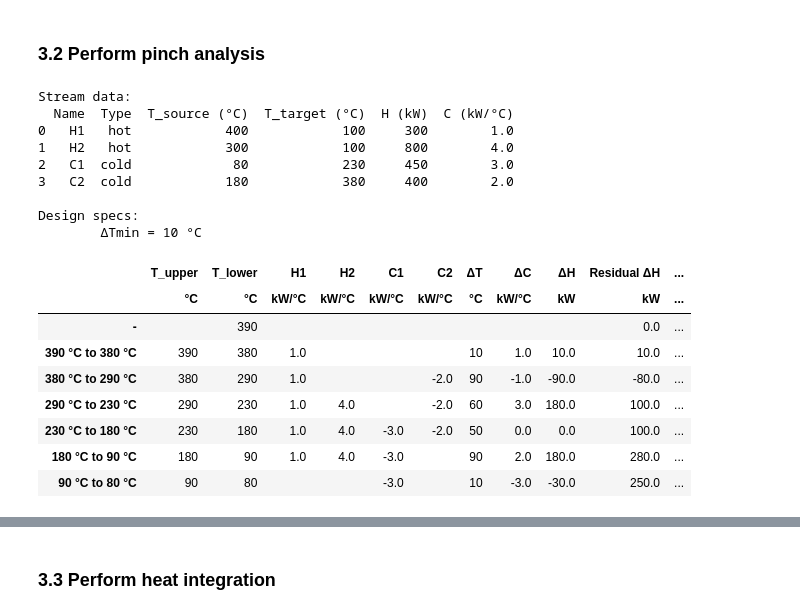
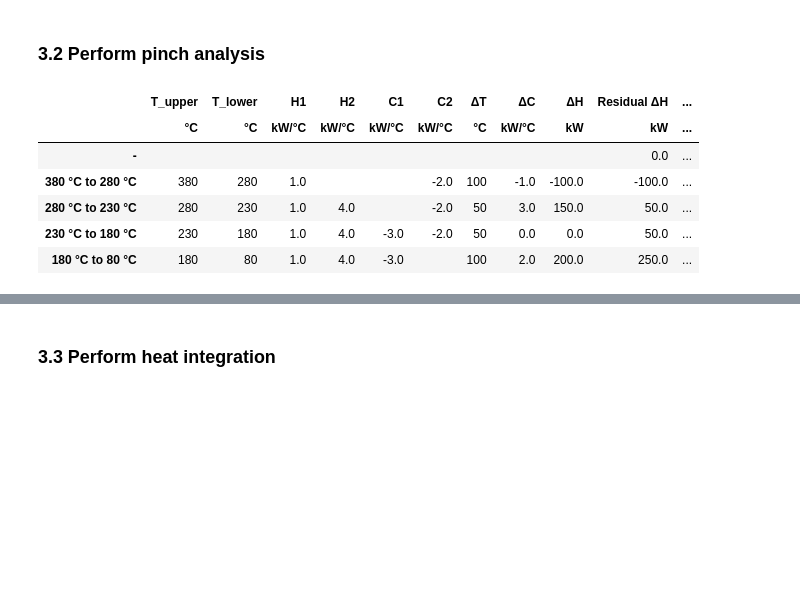
Before and after one commit to gsriramlab-umd/chbe444umd, a Jupyter notebook: module_H/heat_integration_examples.ipynb, the cells around one changed output, grey strips where cells are left out. Cells and saved outputs as stored; diff of their text form; code cells hidden in the pictures; blank space fills up the shorter version.

```diff
--- a/module_H/heat_integration_examples.ipynb
+++ b/module_H/heat_integration_examples.ipynb
@@ -149,27 +140,14 @@ C2 = des.Stream(name='C2', kind='cold', T_source=180, T_target=380, H=400)
 # %%
 %config InlineBackend.figure_format='svg'
 %matplotlib inline
 
-
-TI = des.perform_pinch_analysis([H1, H2, C1, C2], DT_min=10,
-                            disp=True, GCC=True)
-TI
+des.perform_pinch_analysis([H1, H2, C1, C2], DT_min=20,
+                                disp=False, GCC=False)
 # %% [output]
-Stream data:
-  Name  Type  T_source (°C)  T_target (°C)  H (kW)  C (kW/°C)
-0   H1   hot            400            100     300        1.0
-1   H2   hot            300            100     800        4.0
-2   C1  cold             80            230     450        3.0
-3   C2  cold            180            380     400        2.0
-
-Design specs:
-        ΔTmin = 10 °C
 |  | T_upper | T_lower | H1 | H2 | C1 | C2 | ΔT | ΔC | ΔH | Residual ΔH | ... |
 |  | °C | °C | kW/°C | kW/°C | kW/°C | kW/°C | °C | kW/°C | kW | kW | ... |
-| - |  | 390 |  |  |  |  |  |  |  | 0.0 | ... |
-| 390 °C to 380 °C | 390 | 380 | 1.0 |  |  |  | 10 | 1.0 | 10.0 | 10.0 | ... |
-| 380 °C to 290 °C | 380 | 290 | 1.0 |  |  | -2.0 | 90 | -1.0 | -90.0 | -80.0 | ... |
-| 290 °C to 230 °C | 290 | 230 | 1.0 | 4.0 |  | -2.0 | 60 | 3.0 | 180.0 | 100.0 | ... |
-| 230 °C to 180 °C | 230 | 180 | 1.0 | 4.0 | -3.0 | -2.0 | 50 | 0.0 | 0.0 | 100.0 | ... |
-| 180 °C to 90 °C | 180 | 90 | 1.0 | 4.0 | -3.0 |  | 90 | 2.0 | 180.0 | 280.0 | ... |
-| 90 °C to 80 °C | 90 | 80 |  |  | -3.0 |  | 10 | -3.0 | -30.0 | 250.0 | ... |
+| - |  |  |  |  |  |  |  |  |  | 0.0 | ... |
+| 380 °C to 280 °C | 380 | 280 | 1.0 |  |  | -2.0 | 100 | -1.0 | -100.0 | -100.0 | ... |
+| 280 °C to 230 °C | 280 | 230 | 1.0 | 4.0 |  | -2.0 | 50 | 3.0 | 150.0 | 50.0 | ... |
+| 230 °C to 180 °C | 230 | 180 | 1.0 | 4.0 | -3.0 | -2.0 | 50 | 0.0 | 0.0 | 50.0 | ... |
+| 180 °C to 80 °C | 180 | 80 | 1.0 | 4.0 | -3.0 |  | 100 | 2.0 | 200.0 | 250.0 | ... |
```
Also changed, not shown: parts of 5 cells of this notebook.
